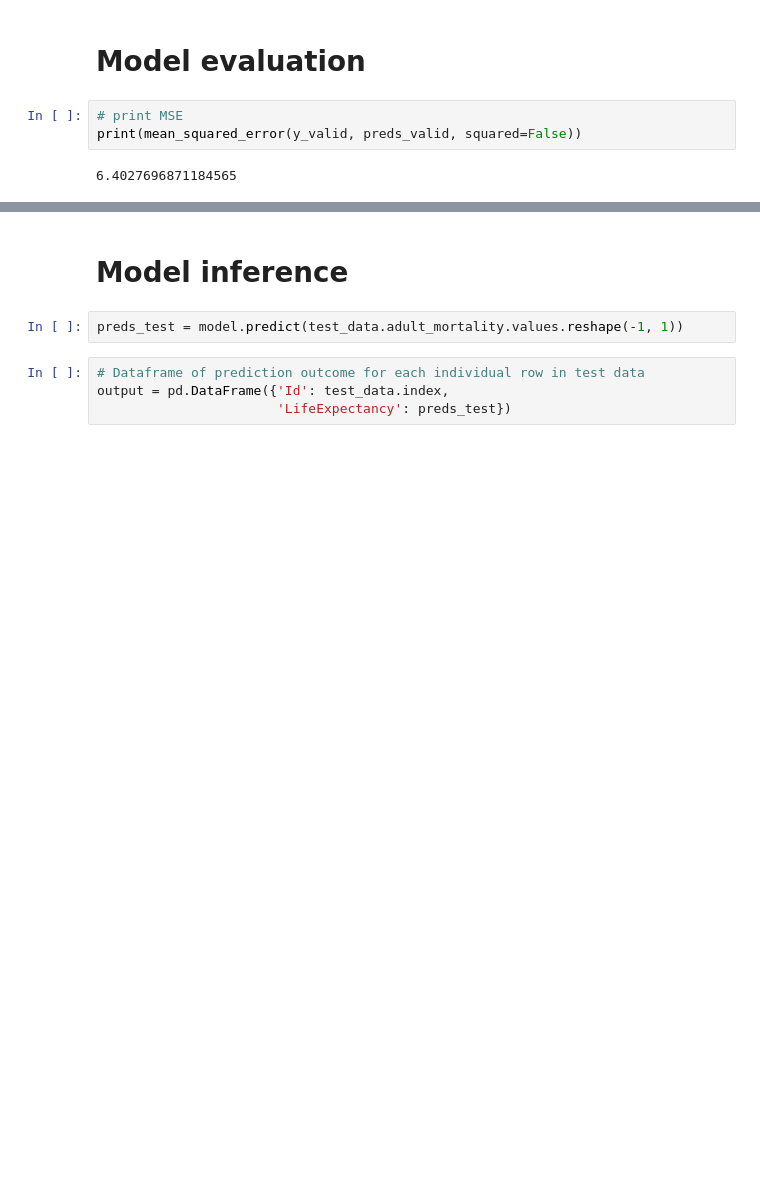
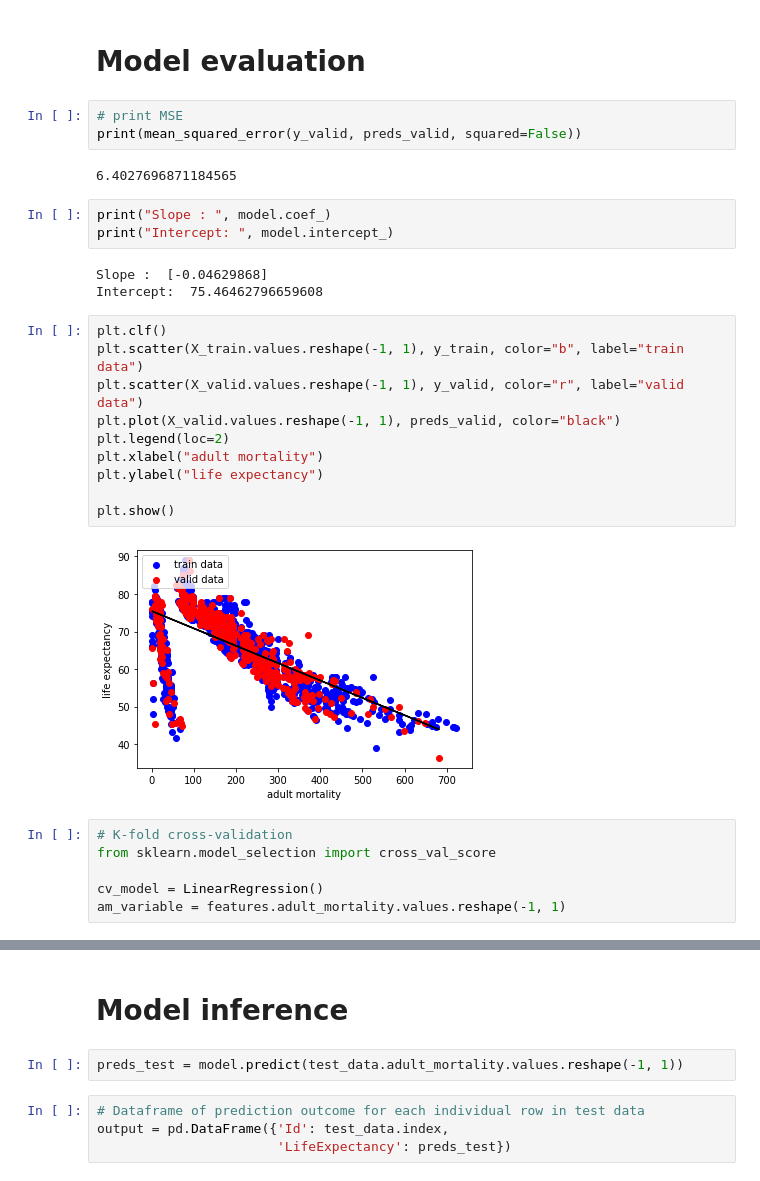
Before and after one commit to BrainTheos/uon-cci501-linear-regression, a Jupyter notebook: ULR.ipynb, the cells around one changed output, grey strips where cells are left out. Cells and saved outputs as stored; diff of their text form; blank space fills up the shorter version.

```diff
--- a/ULR.ipynb
+++ b/ULR.ipynb
@@ -82,3 +83,27 @@ preds_valid = model.predict(X_valid.values.reshape(-1, 1))
 print(mean_squared_error(y_valid, preds_valid, squared=False))
 # %% [output]
 6.4027696871184565
+# %%
+print("Slope : ", model.coef_)
+print("Intercept: ", model.intercept_)
+# %% [output]
+Slope :  [-0.04629868]
+Intercept:  75.46462796659608
+# %%
+plt.clf()
+plt.scatter(X_train.values.reshape(-1, 1), y_train, color="b", label="train data")
+plt.scatter(X_valid.values.reshape(-1, 1), y_valid, color="r", label="valid data")
+plt.plot(X_valid.values.reshape(-1, 1), preds_valid, color="black")
+plt.legend(loc=2)
+plt.xlabel("adult mortality")
+plt.ylabel("life expectancy")
+
+plt.show()
+# %% [output]
+[figure, added]
+# %%
+# K-fold cross-validation
+from sklearn.model_selection import cross_val_score
+
+cv_model = LinearRegression()
+am_variable = features.adult_mortality.values.reshape(-1, 1)
```
Also changed, not shown: parts of 6 cells of this notebook, 1 other file.
